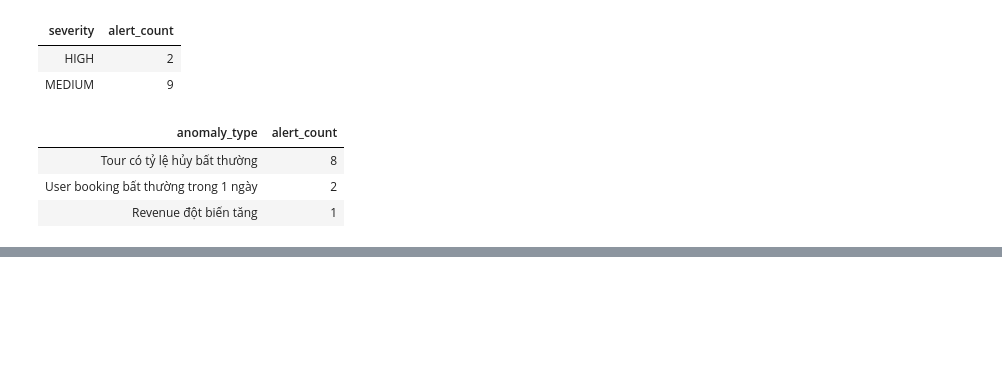
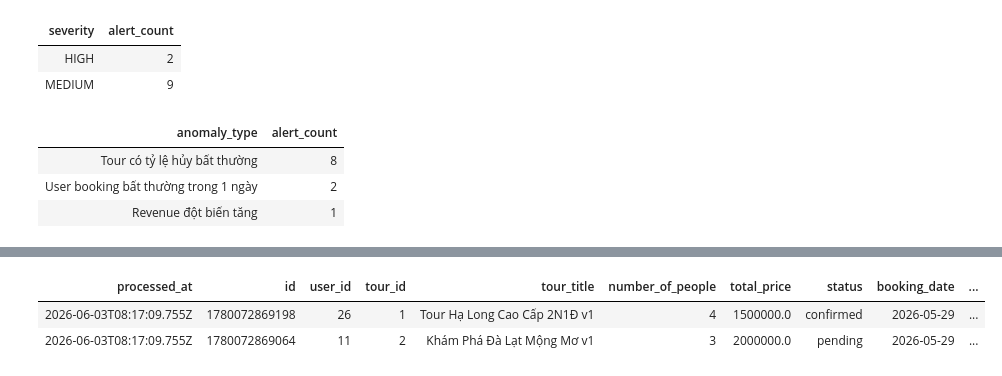
Before and after one commit to KhangTnG14/Cloud_Proj, a Jupyter notebook: notebooks/05_dashboard.ipynb, the cells around one changed output, grey strips where cells are left out. Cells and saved outputs as stored; diff of their text form; code cells hidden in the pictures; blank space fills up the shorter version.

Commit message:
Day-9: Real-time streaming

```diff
--- a/notebooks/05_dashboard.ipynb
+++ b/notebooks/05_dashboard.ipynb
@@ -553,3 +553,86 @@ Source          : 04c_anomaly_detection (Z-score / statistical)
 | Tour có tỷ lệ hủy bất thường | 8 |
 | User booking bất thường trong 1 ngày | 2 |
 | Revenue đột biến tăng | 1 |
+# %%
+# == SECTION 9: REAL-TIME STREAMING STATUS ==
+# Day 9 [C]: visualization only — input from 06_streaming.ipynb
+# Requires table: stream_bookings_bronze (after [D] simulator + [B] streaming notebook)
+
+from pyspark.sql.functions import col, sum as _sum, count as _count, lit, max as _max
+
+spark.sql("USE tourgo")
+
+try:
+    df_stream_data = spark.read.table("stream_bookings_bronze")
+except Exception as exc:
+    raise RuntimeError(
+        "Chưa có bảng stream_bookings_bronze. "
+        "Yêu cầu [D] chạy streaming_simulator.py, sau đó [B] chạy 06_streaming.ipynb."
+    ) from exc
+
+df_tours = spark.read.table("silver_tours")
+df_stream_viz = df_stream_data.join(
+    df_tours.select(col("id").alias("tour_id"), col("title").alias("tour_title")),
+    on="tour_id",
+    how="left",
+)
+
+stream_count = df_stream_viz.count()
+stream_revenue = (
+    df_stream_viz.filter(col("status") == "confirmed")
+    .agg(_sum("total_price").alias("revenue"))
+    .collect()[0]["revenue"]
+    or 0
+)
+confirmed_count = df_stream_viz.filter(col("status") == "confirmed").count()
+pending_count = df_stream_viz.filter(col("status") == "pending").count()
+
+latest_processed = None
+if "processed_at" in df_stream_viz.columns:
+    latest_processed = df_stream_viz.agg(_max("processed_at").alias("ts")).collect()[0]["ts"]
+
+print("=" * 60)
+print("SECTION 9: REAL-TIME STREAMING STATUS")
+print("=" * 60)
+print(f"New Bookings Received : {stream_count:>15,}")
+print(f"Confirmed Bookings    : {confirmed_count:>15,}")
+print(f"Pending Bookings      : {pending_count:>15,}")
+print(f"Streaming Revenue     : {stream_revenue:>15,.0f} VND")
+print(f"Last Processed At     : {latest_processed}")
+print("Source                : S3 -> 06_streaming -> stream_bookings_bronze")
+print("Trigger               : Every ~30 seconds (simulator)")
+
+display(
+    df_stream_viz.groupBy("status")
+    .agg(_count(lit(1)).alias("booking_count"))
+    .orderBy(col("booking_count").desc())
+)
+# Databricks chart suggestion: bar or pie chart, key = status, value = booking_count.
+
+display(
+    df_stream_viz.select(
+        "processed_at",
+        "id",
+        "user_id",
+        "tour_id",
+        "tour_title",
+        "number_of_people",
+        "total_price",
+        "status",
+        "booking_date",
+        "source",
+        "created_at",
+    )
+    .orderBy(col("processed_at").desc_nulls_last())
+    .limit(10)
+)
+# Databricks chart suggestion: table view — 10 bookings mới nhất.
+
+if stream_count >= 2 and "processed_at" in df_stream_viz.columns:
+    display(
+        df_stream_viz.groupBy("processed_at")
+        .agg(_count(lit(1)).alias("bookings_in_batch"))
+        .orderBy("processed_at")
+    )
+    # Databricks chart suggestion: line chart, X = processed_at, Y = bookings_in_batch.
+# %% [output]
@@ -555,0 +652,3 @@ Source          : 04c_anomaly_detection (Z-score / statistical)
+| processed_at | id | user_id | tour_id | tour_title | number_of_people | total_price | status | booking_date | ... |
+| 2026-06-03T08:17:09.755Z | 1780072869198 | 26 | 1 | Tour Hạ Long Cao Cấp 2N1Đ v1 | 4 | 1500000.0 | confirmed | 2026-05-29 | ... |
+| 2026-06-03T08:17:09.755Z | 1780072869064 | 11 | 2 | Khám Phá Đà Lạt Mộng Mơ v1 | 3 | 2000000.0 | pending | 2026-05-29 | ... |
```
Also changed, not shown: parts of 2 cells of this notebook, 2 other files.
